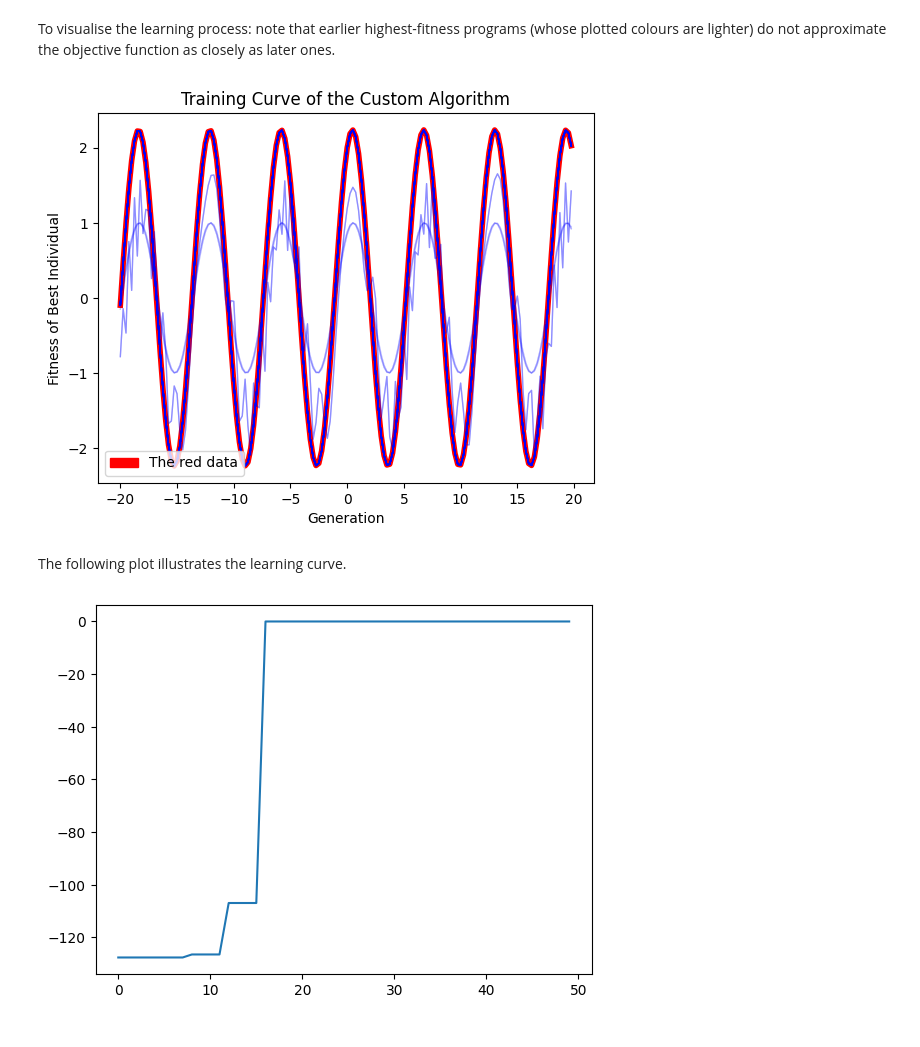
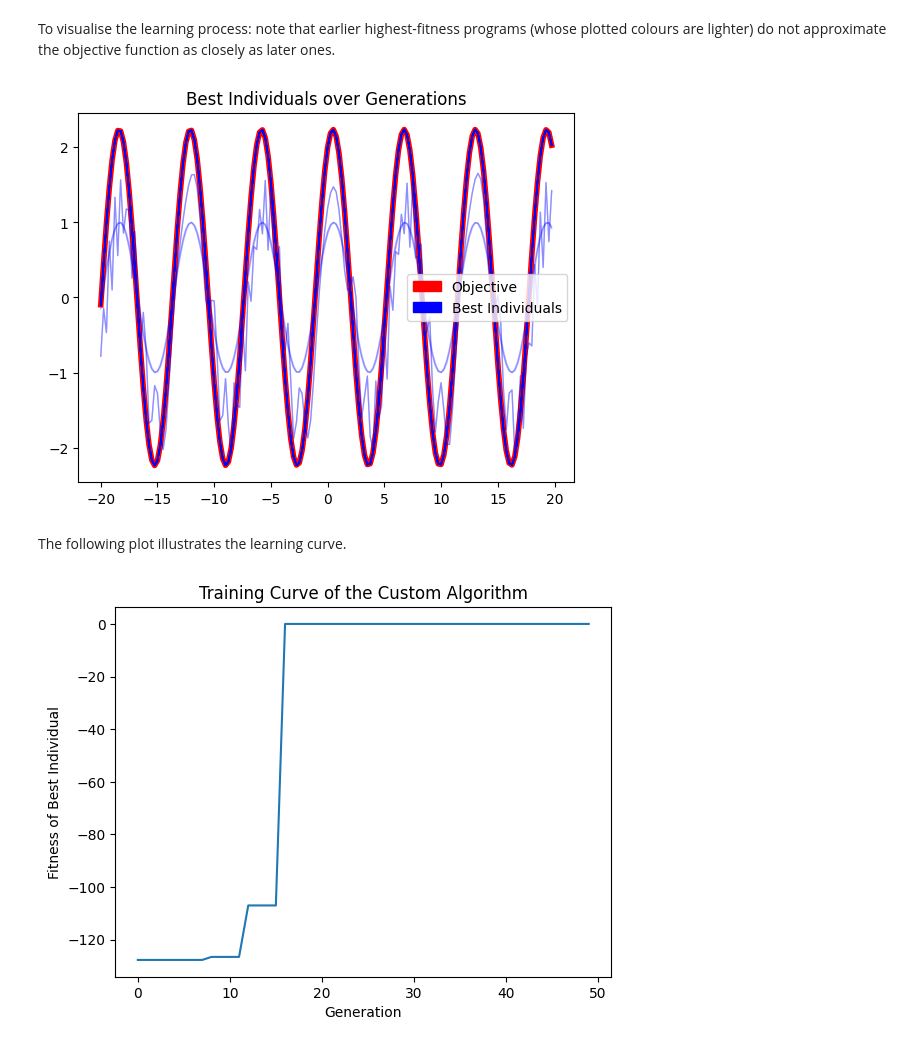
Before and after one commit to lyodine/evokit, a Jupyter notebook: docs/source/examples/e_gp.ipynb, the cells around one changed output. Cells and saved outputs as stored; diff of their text form; code cells hidden in the pictures.

```diff
--- a/docs/source/examples/e_gp.ipynb
+++ b/docs/source/examples/e_gp.ipynb
@@ -135,43 +135,44 @@ from typing import Sequence
 from typing import Tuple
 from typing import Callable
 
 from matplotlib import pyplot as plt
 from matplotlib.patches import Patch
 
 def plot_range(function: Callable[[float], float],
                support:Sequence[Tuple[float,]],
                color: str,
                alpha: float,
                linewidth: float):
     xs = [t[0] for t in support]
     ys = [function(x) for x in xs]
     plt.plot(xs, ys, color=color, alpha=alpha, linewidth=linewidth)
 
 def alpha_from_index(bests, index):
     return index / len(bests) / 2
 
 plot_range(weird_function, support, "red", 1, 4)
 
 for i in range(len(bests)):
     plot_range(bests[i].genome, support, "blue", alpha_from_index(bests, i), 1)
 
+plt.title('Best Individuals over Generations')
 
-plt.title('Training Curve of the Custom Algorithm')
-plt.xlabel('Generation')
-plt.ylabel('Fitness of Best Individual')
 
-obj_color = Patch(color='red', label='The red data')
+obj_color = Patch(color='red', label='Objective')
 bests_color = Patch(color='blue', label='Best Individuals')
-plt.legend(handles=[obj_c, olor])
+plt.legend(handles=[obj_color, bests_color])
 
 
 plt.show()
 # %% [output]
-[figure, old version]
+[figure, new version]
 # %% [markdown]
 The following plot illustrates the learning curve.
 # %%
 plt.plot(list(range(len(bests))), [ind.fitness for ind in bests])
+plt.title('Training Curve of the Custom Algorithm')
+plt.xlabel('Generation')
+plt.ylabel('Fitness of Best Individual')
 plt.show()
 # %% [output]
-[figure, old version]
+[figure, new version]
```
Also changed, not shown: 1 other file.
